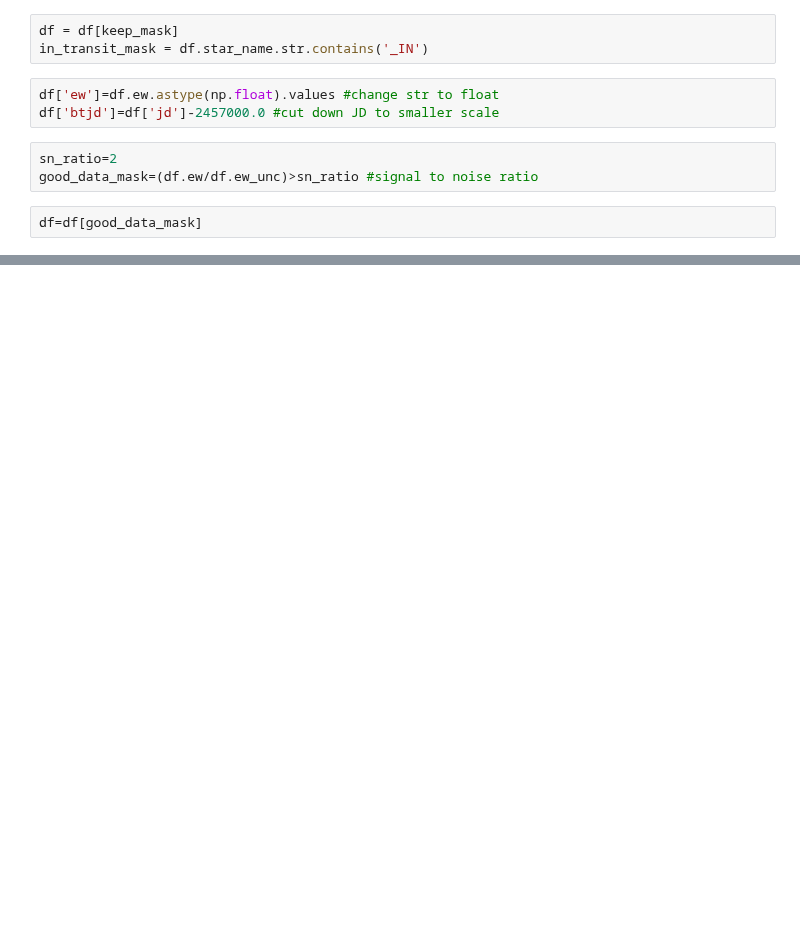
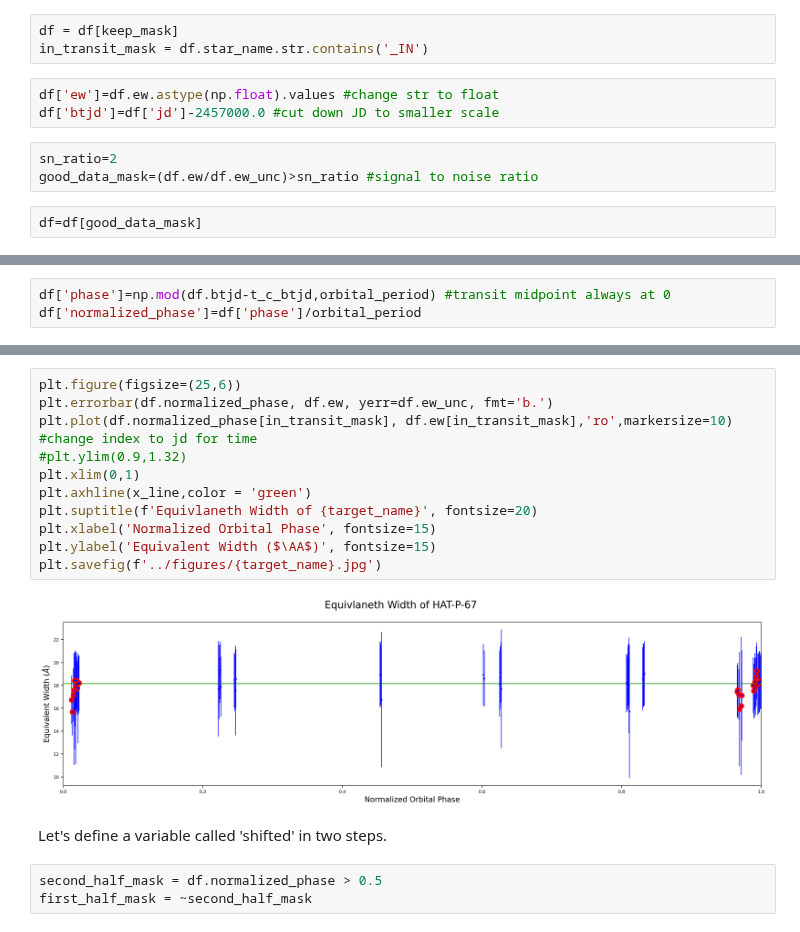
Before and after one commit to BrownDwarf/disperse, a Jupyter notebook: notebooks/08_plotting_results.ipynb, the cells around one changed output, grey strips where cells are left out. Saved outputs shown, nothing was run; the diff lists cells and outputs as text; blank space fills up the shorter version.

Commit message:
Added T_c and shifted normalized phase

```diff
--- a/notebooks/08_plotting_results.ipynb
+++ b/notebooks/08_plotting_results.ipynb
@@ -136,0 +141,3 @@ plt.savefig(f'../figures/IN_TRANSIT_2_{target_name}.jpg')
+# %%
+df['phase']=np.mod(df.btjd-t_c_btjd,orbital_period) #transit midpoint always at 0
+df['normalized_phase']=df['phase']/orbital_period
@@ -136,0 +156,18 @@ plt.savefig(f'../figures/IN_TRANSIT_2_{target_name}.jpg')
+# %%
+plt.figure(figsize=(25,6))
+plt.errorbar(df.normalized_phase, df.ew, yerr=df.ew_unc, fmt='b.')
+plt.plot(df.normalized_phase[in_transit_mask], df.ew[in_transit_mask],'ro',markersize=10) #change index to jd for time
+#plt.ylim(0.9,1.32)
+plt.xlim(0,1)
+plt.axhline(x_line,color = 'green')
+plt.suptitle(f'Equivlaneth Width of {target_name}', fontsize=20)
+plt.xlabel('Normalized Orbital Phase', fontsize=15)
+plt.ylabel('Equivalent Width ($\AA$)', fontsize=15)
+plt.savefig(f'../figures/{target_name}.jpg')
+# %% [output]
+[figure, added]
+# %% [markdown]
+Let's define a variable called 'shifted' in two steps.
+# %%
+second_half_mask = df.normalized_phase > 0.5
+first_half_mask = ~second_half_mask
```
Also changed, not shown: parts of 15 cells of this notebook, 5 other files.
